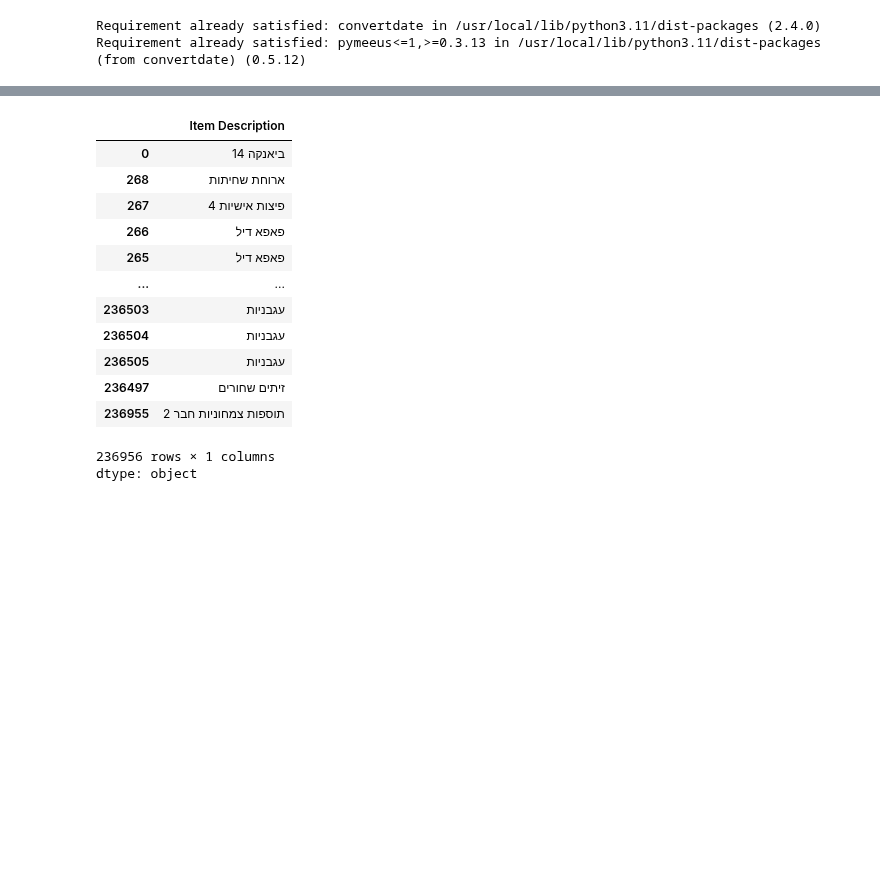
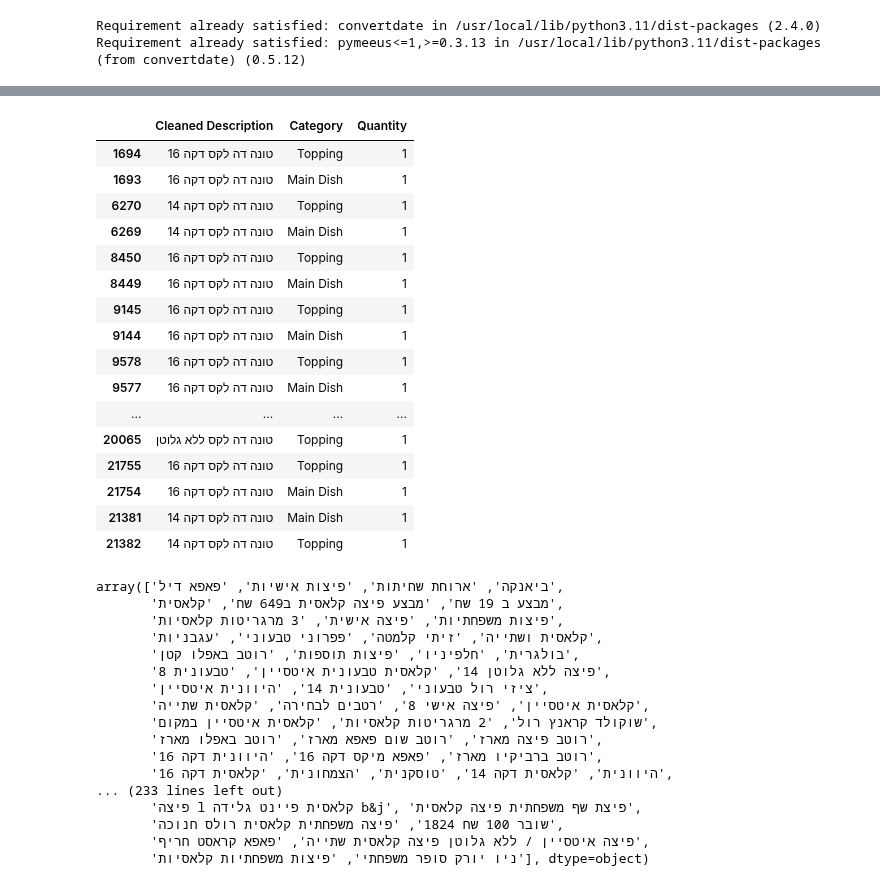
Before and after one commit to Edenshmuel/PapaJohns_Data_Science_Project, a Jupyter notebook: Temp.ipynb, the cells around one changed output, grey strips where cells are left out. Saved outputs shown, nothing was run; the diff lists cells and outputs as text; code cells hidden in the pictures; blank space fills up the shorter version.

```diff
--- a/Temp.ipynb
+++ b/Temp.ipynb
@@ -60,17 +66,42 @@ Index(['Date', 'Year', 'Month', 'Day', 'Day_Name', 'Is_Weekend',
+# %%
+df_ready[
+    df_ready["Cleaned Description"].str.contains('טונה דה לקס ', na=False)
+][["Cleaned Description", "Category", "Quantity"]]
+# %% [output]
+|  | Cleaned Description | Category | Quantity |
+| 1694 | טונה דה לקס דקה 16 | Topping | 1 |
+| 1693 | טונה דה לקס דקה 16 | Main Dish | 1 |
+| 6270 | טונה דה לקס דקה 14 | Topping | 1 |
+| 6269 | טונה דה לקס דקה 14 | Main Dish | 1 |
+| 8450 | טונה דה לקס דקה 16 | Topping | 1 |
+| 8449 | טונה דה לקס דקה 16 | Main Dish | 1 |
+| 9145 | טונה דה לקס דקה 16 | Topping | 1 |
+| 9144 | טונה דה לקס דקה 16 | Main Dish | 1 |
+| 9578 | טונה דה לקס דקה 16 | Topping | 1 |
+| 9577 | טונה דה לקס דקה 16 | Main Dish | 1 |
+| ... | ... | ... | ... |
+| 20065 | טונה דה לקס ללא גלוטן | Topping | 1 |
+| 21755 | טונה דה לקס דקה 16 | Topping | 1 |
+| 21754 | טונה דה לקס דקה 16 | Main Dish | 1 |
+| 21381 | טונה דה לקס דקה 14 | Main Dish | 1 |
+| 21382 | טונה דה לקס דקה 14 | Topping | 1 |
 # %%
-df_ready["Item Description"]
+df_ready["Cleaned Description"].unique()
 # %% [output]
-|  | Item Description |
-| 0 | ביאנקה 14 |
-| 268 | ארוחת שחיתות |
-| 267 | 4 פיצות אישיות |
-| 266 | פאפא דיל |
-| 265 | פאפא דיל |
-| ... | ... |
-| 236503 | עגבניות |
-| 236504 | עגבניות |
-| 236505 | עגבניות |
-| 236497 | זיתים שחורים |
-| 236955 | 2 תוספות צמחוניות חבר |
-236956 rows × 1 columns
-dtype: object
+array(['ביאנקה', 'ארוחת שחיתות', 'פיצות אישיות', 'פאפא דיל',
+       'מבצע ב 19 שח', 'מבצע פיצה קלאסית ב649 שח', 'קלאסית',
+       'פיצות משפחתיות', 'פיצה אישית', '3 מרגריטות קלאסיות',
+       'קלאסית ושתייה', 'זיתי קלמטה', 'פפרוני טבעוני', 'עגבניות',
+       'בולגרית', 'חלפיניו', 'פיצות תוספות', 'רוטב באפלו קטן',
+       'פיצה ללא גלוטן 14', 'קלאסית טבעונית איטסיין', 'טבעונית 8',
+       'ציזי רול טבעוני', 'טבעונית 14', 'היוונית איטסיין',
+       'קלאסית איטסיין', 'פיצה אישי 8', 'רטבים לבחירה', 'קלאסית שתייה',
+       'שוקולד קראנץ רול', '2 מרגריטות קלאסיות', 'קלאסית איטסיין במקום',
+       'רוטב פיצה מארז', 'רוטב שום פאפא מארז', 'רוטב באפלו מארז',
+       'רוטב ברביקיו מארז', 'פאפא מיקס דקה 16', 'היוונית דקה 16',
+       'היוונית', 'קלאסית דקה 14', 'טוסקנית', 'הצמחונית', 'קלאסית דקה 16',
+... (233 lines left out)
+       'פיצה l קלאסית פיינט גלידה b&j', 'פיצת שף משפחתית פיצה קלאסית',
+       'שובר 100 שח 1824', 'פיצה משפחתית קלאסית רולס חנוכה',
+       'פיצה איטסיין / ללא גלוטן פיצה קלאסית שתייה', 'פאפא קראסט חריף',
+       'ניו יורק סופר משפחתי', 'פיצות משפחתיות קלאסיות'], dtype=object)
```
Also changed, not shown: parts of 6 cells of this notebook.
